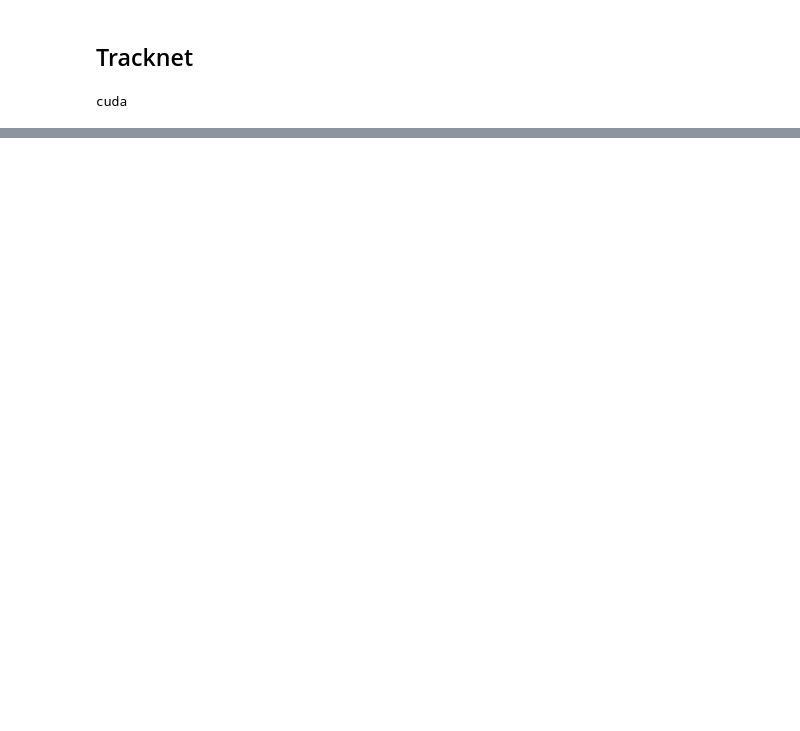
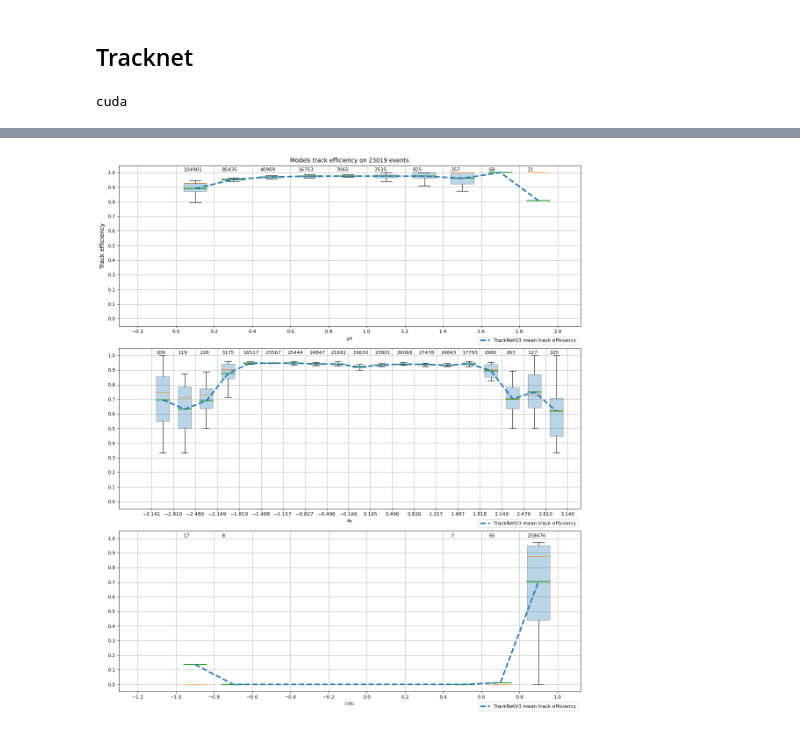
Before and after one commit to t3hseus/ariadne, a Jupyter notebook: notebooks/evaluate_modern_BMN.ipynb, the cells around one changed output, grey strips where cells are left out. Cells and saved outputs as stored; diff of their text form; code cells hidden in the pictures; blank space fills up the shorter version.

```diff
--- a/notebooks/evaluate_modern_BMN.ipynb
+++ b/notebooks/evaluate_modern_BMN.ipynb
@@ -528,0 +1440,6 @@ len(output['labels'][output['labels']]) / len(output['labels'])
+# %%
+plot_model_results(["TrackNetV3"],
+                   [results_tracknet],
+                   to_recall)
+# %% [output]
+[figure, added]
```
Also changed, not shown: parts of 95 cells of this notebook, 13 other files.
